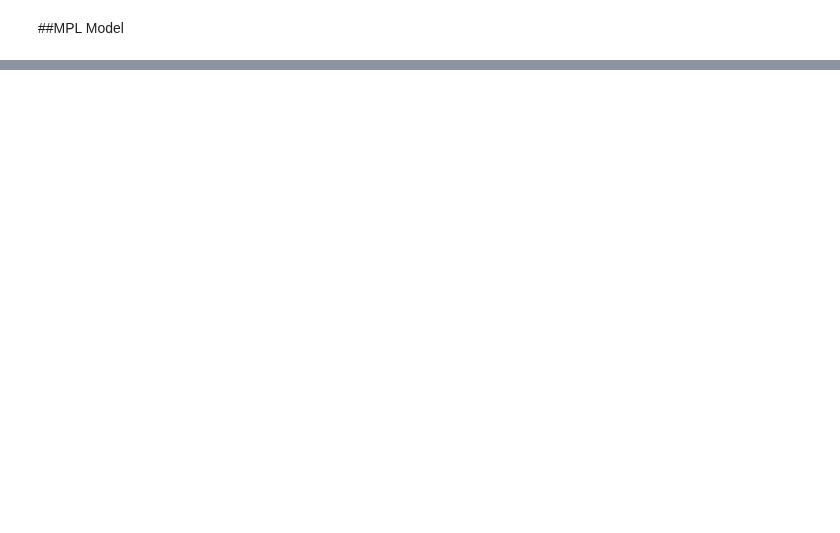
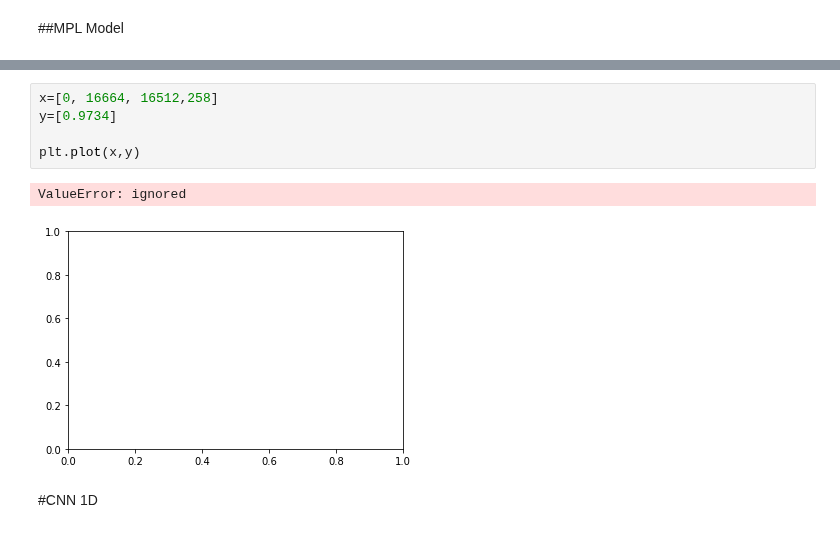
Before and after one commit to ele9996/Temperature-and-Humidity-forecasting, a Jupyter notebook: main.ipynb, the cells around one changed output, grey strips where cells are left out. Drawn from its saved outputs; the diff is of its cells as text; blank space fills up the shorter version.

```diff
--- a/main.ipynb
+++ b/main.ipynb
@@ -249,0 +299,10 @@ WARNING:tensorflow:8 out of the last 12 calls to <function Model.make_test_funct
+# %%
+x=[0, 16664, 16512,258]
+y=[0.9734]
+
+plt.plot(x,y)
+# %% [output]
+ValueError: ignored
+[figure, added]
+# %% [markdown]
+#CNN 1D
```
Also changed, not shown: parts of 26 cells of this notebook.
